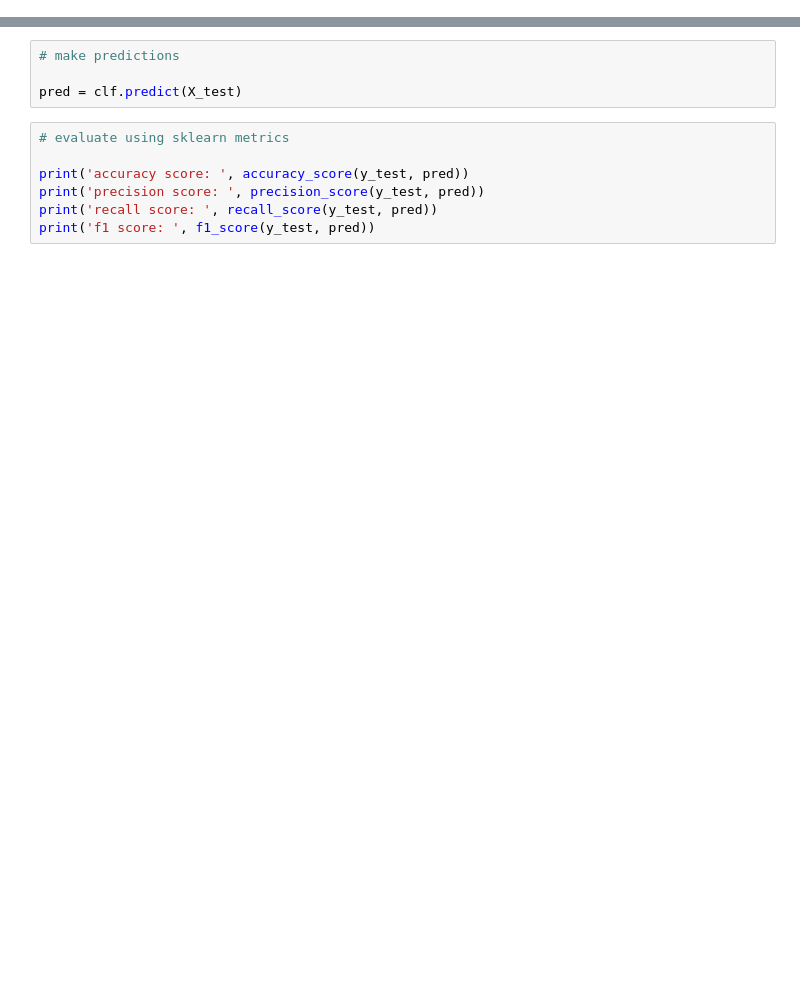
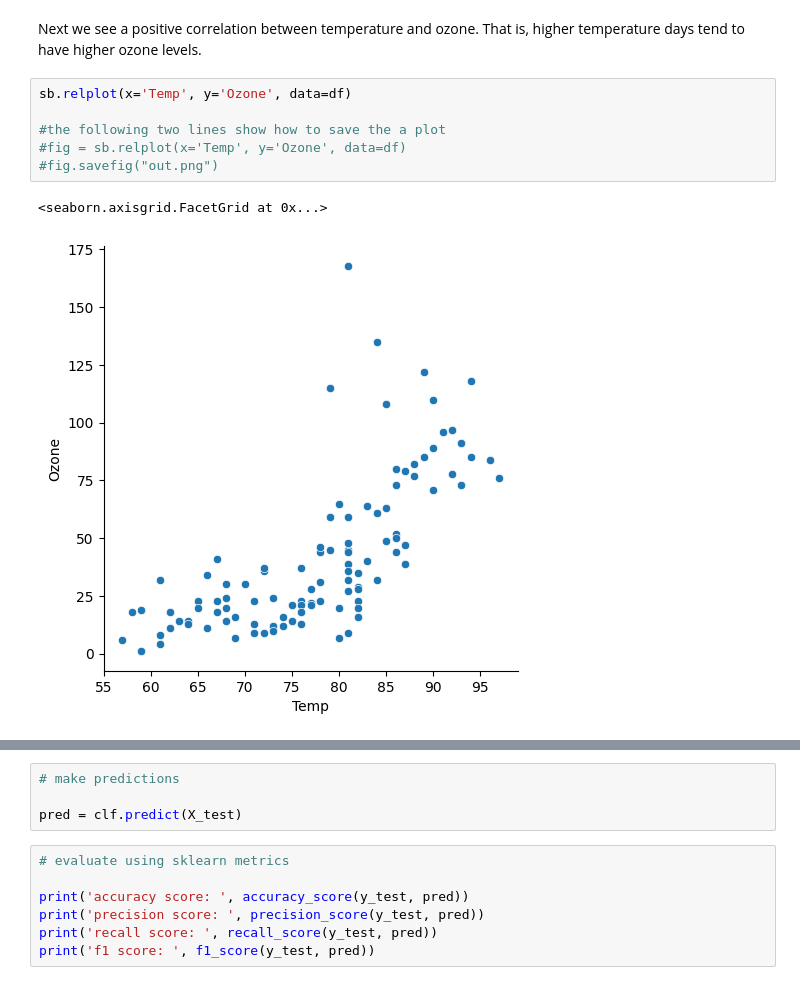
Before and after one commit to kjmazidi/Machine_Learning_3rd_edition, a Jupyter notebook: Volume_II_Python/Part-2-ML_sklearn/4-01-ML_example.ipynb, the cells around one changed output, grey strips where cells are left out. Cells and saved outputs as stored; diff of their text form; blank space fills up the shorter version.

```diff
--- a/Volume_II_Python/Part-2-ML_sklearn/4-01-ML_example.ipynb
+++ b/Volume_II_Python/Part-2-ML_sklearn/4-01-ML_example.ipynb
@@ -80,0 +126,11 @@ Name: age, Length: 1309, dtype: float64
+# %% [markdown]
+Next we see a positive correlation between temperature and ozone. That is, higher temperature days tend to have higher ozone levels.
+# %%
+sb.relplot(x='Temp', y='Ozone', data=df)
+
+#the following two lines show how to save the a plot
+#fig = sb.relplot(x='Temp', y='Ozone', data=df)
+#fig.savefig("out.png")
+# %% [output]
+<seaborn.axisgrid.FacetGrid at 0x...>
+[figure, added]
```
Also changed, not shown: parts of 49 cells of this notebook, 5 other files.
